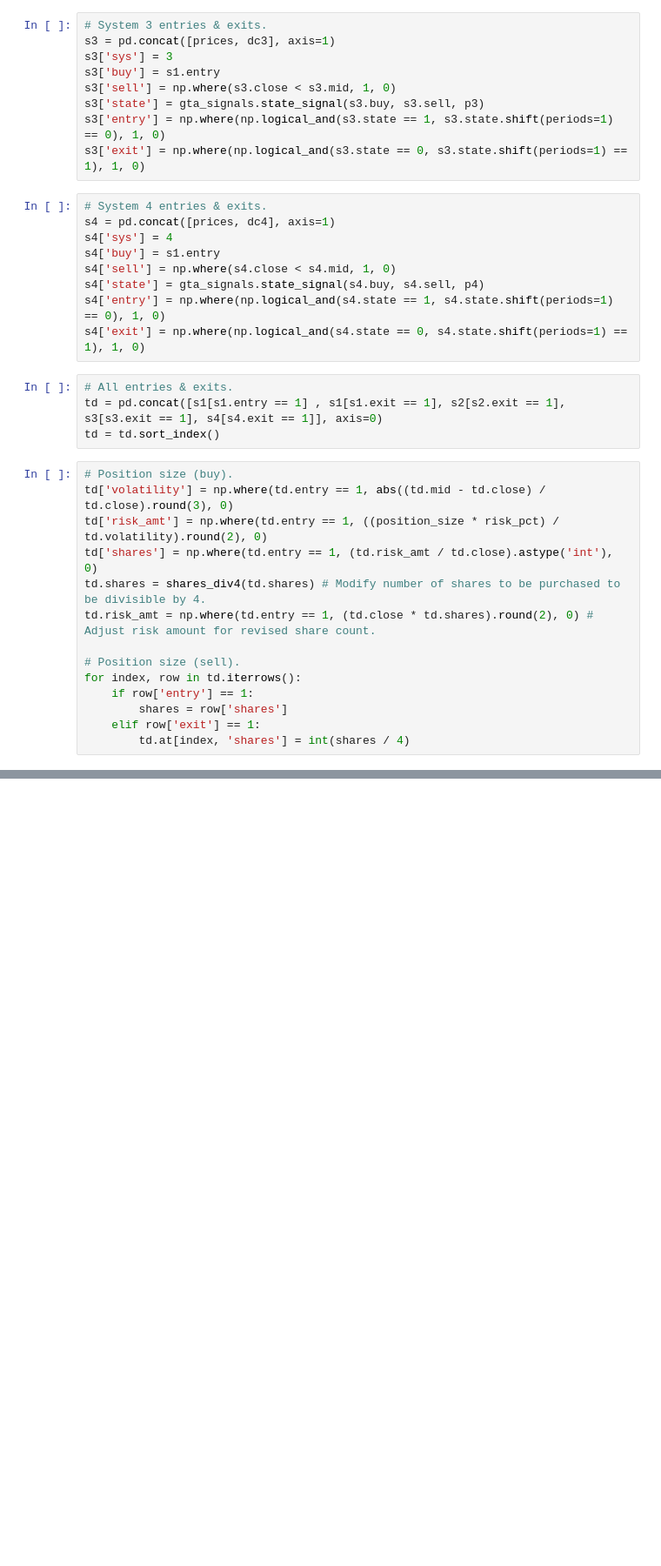
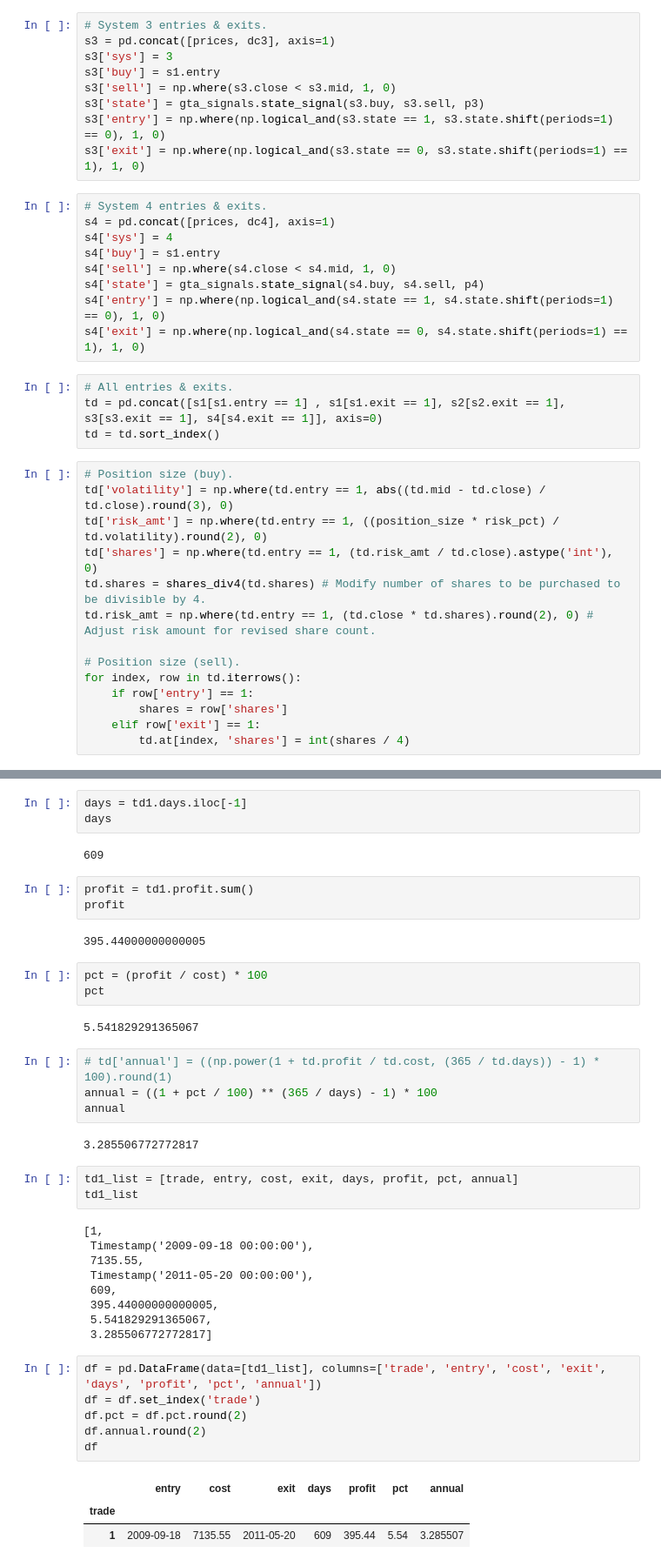
Before and after one commit to SwedishChef01/vigilant-journey, a Jupyter notebook: Donchian2.ipynb, the cells around one changed output, grey strips where cells are left out. Shown at 87% size. Saved outputs shown, nothing was run; the diff lists cells and outputs as text; blank space fills up the shorter version.

```diff
--- a/Donchian2.ipynb
+++ b/Donchian2.ipynb
@@ -166,0 +188,43 @@ td.loc['1']
+# %%
+days = td1.days.iloc[-1]
+days
+# %% [output]
+609
+# %%
+profit = td1.profit.sum()
+profit
+# %% [output]
+395.44000000000005
+# %%
+pct = (profit / cost) * 100
+pct
+# %% [output]
+5.541829291365067
+# %%
+# td['annual'] = ((np.power(1 + td.profit / td.cost, (365 / td.days)) - 1) * 100).round(1)
+annual = ((1 + pct / 100) ** (365 / days) - 1) * 100
+annual
+# %% [output]
+3.285506772772817
+# %%
+td1_list = [trade, entry, cost, exit, days, profit, pct, annual]
+td1_list
+# %% [output]
+[1,
+ Timestamp('2009-09-18 00:00:00'),
+ 7135.55,
+ Timestamp('2011-05-20 00:00:00'),
+ 609,
+ 395.44000000000005,
+ 5.541829291365067,
+ 3.285506772772817]
+# %%
+df = pd.DataFrame(data=[td1_list], columns=['trade', 'entry', 'cost', 'exit', 'days', 'profit', 'pct', 'annual'])
+df = df.set_index('trade')
+df.pct = df.pct.round(2)
+df.annual.round(2)
+df
+# %% [output]
+|  | entry | cost | exit | days | profit | pct | annual |
+| trade |  |  |  |  |  |  |  |
+| 1 | 2009-09-18 | 7135.55 | 2011-05-20 | 609 | 395.44 | 5.54 | 3.285507 |
```
Also changed, not shown: parts of 10 cells of this notebook.
